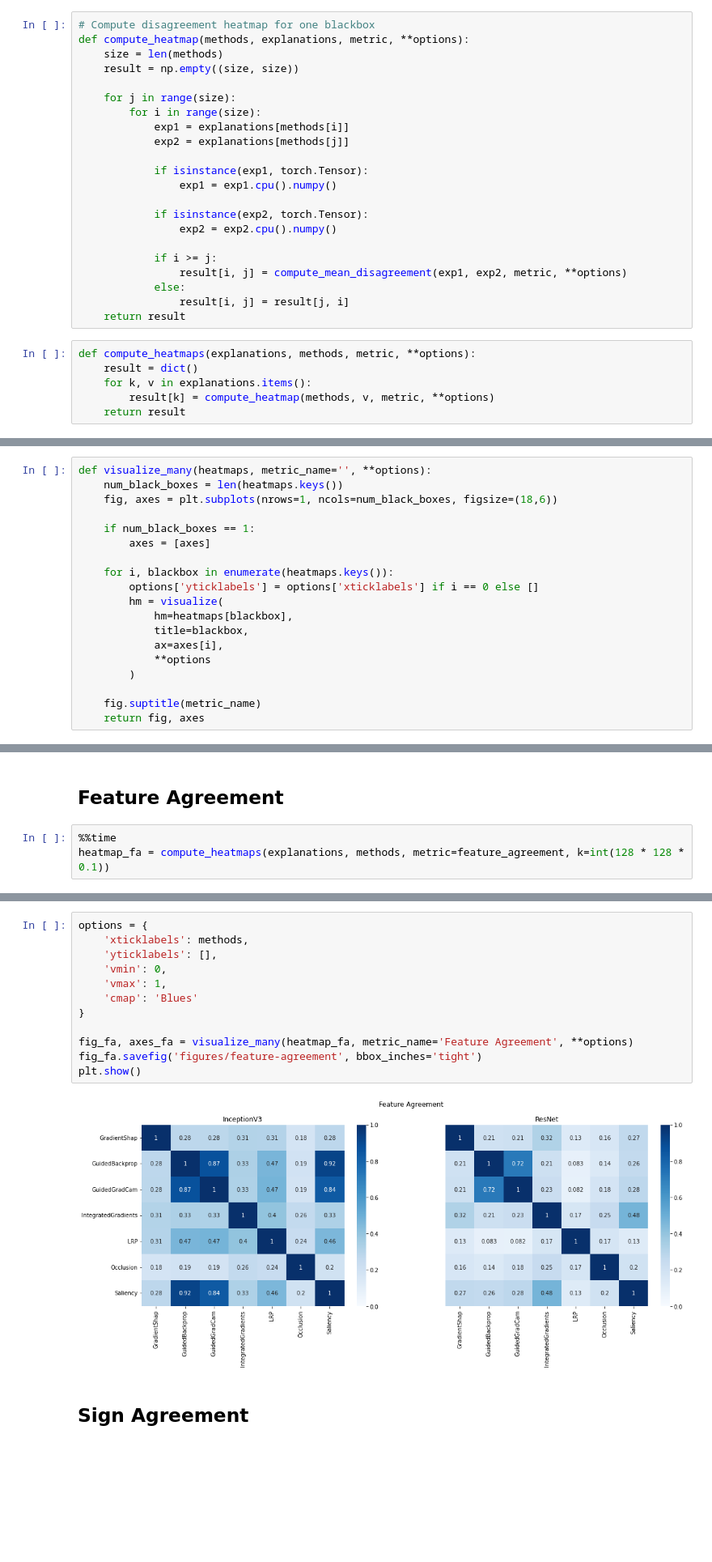
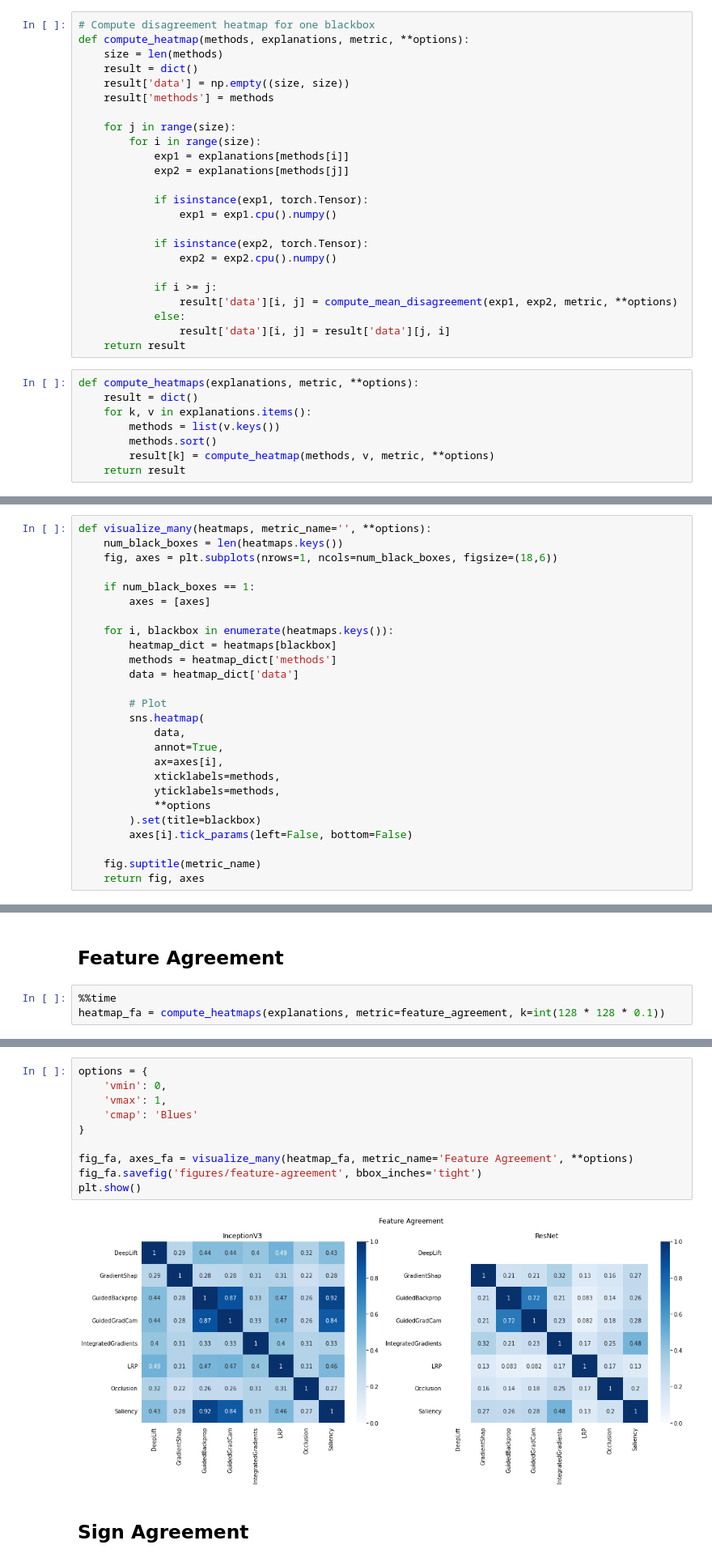
Before and after one commit to mdnam2410/thesis, a Jupyter notebook: visualization.ipynb, the cells around one changed output, grey strips where cells are left out. Shown at 81% size. Drawn from its saved outputs; the diff is of its cells as text; blank space fills up the shorter version.

```diff
--- a/visualization.ipynb
+++ b/visualization.ipynb
@@ -92,7 +96,9 @@ def compute_mean_disagreement(exp1, exp2, metric, **options):
 # Compute disagreement heatmap for one blackbox
 def compute_heatmap(methods, explanations, metric, **options):
     size = len(methods)
-    result = np.empty((size, size))
+    result = dict()
+    result['data'] = np.empty((size, size))
+    result['methods'] = methods
 
     for j in range(size):
         for i in range(size):
@@ -106,14 +112,16 @@ def compute_heatmap(methods, explanations, metric, **options):
                 exp2 = exp2.cpu().numpy()
 
             if i >= j:
-                result[i, j] = compute_mean_disagreement(exp1, exp2, metric, **options)
+                result['data'][i, j] = compute_mean_disagreement(exp1, exp2, metric, **options)
             else:
-                result[i, j] = result[j, i]
+                result['data'][i, j] = result['data'][j, i]
     return result
 # %%
-def compute_heatmaps(explanations, methods, metric, **options):
+def compute_heatmaps(explanations, metric, **options):
     result = dict()
     for k, v in explanations.items():
+        methods = list(v.keys())
+        methods.sort()
         result[k] = compute_heatmap(methods, v, metric, **options)
     return result
 # %%
@@ -133,13 +141,20 @@ def visualize_many(heatmaps, metric_name='', **options):
         axes = [axes]
 
     for i, blackbox in enumerate(heatmaps.keys()):
-        options['yticklabels'] = options['xticklabels'] if i == 0 else []
-        hm = visualize(
-            hm=heatmaps[blackbox],
-            title=blackbox,
+        heatmap_dict = heatmaps[blackbox]
+        methods = heatmap_dict['methods']
+        data = heatmap_dict['data']
+
+        # Plot
+        sns.heatmap(
+            data,
+            annot=True,
             ax=axes[i],
+            xticklabels=methods,
+            yticklabels=methods,
             **options
-        )
+        ).set(title=blackbox)
+        axes[i].tick_params(left=False, bottom=False)
 
     fig.suptitle(metric_name)
     return fig, axes
@@ -155,5 +170,5 @@ def get_top_k(exp, k):
 ## Feature Agreement
 # %%
 %%time
-heatmap_fa = compute_heatmaps(explanations, methods, metric=feature_agreement, k=int(128 * 128 * 0.1))
+heatmap_fa = compute_heatmaps(explanations, metric=feature_agreement, k=int(128 * 128 * 0.1))
 # %% [output]
@@ -162,17 +177,15 @@ Wall time: 1.41 s
 # %%
 options = {
-    'xticklabels': methods,
-    'yticklabels': [],
     'vmin': 0,
     'vmax': 1,
     'cmap': 'Blues'
 }
 
 fig_fa, axes_fa = visualize_many(heatmap_fa, metric_name='Feature Agreement', **options)
 fig_fa.savefig('figures/feature-agreement', bbox_inches='tight')
 plt.show()
 # %% [output]
-[figure, old version]
+[figure, new version]
 # %% [markdown]
 ## Sign Agreement
 # %%
```
Also changed, not shown: parts of 13 cells of this notebook, 17 other files.
